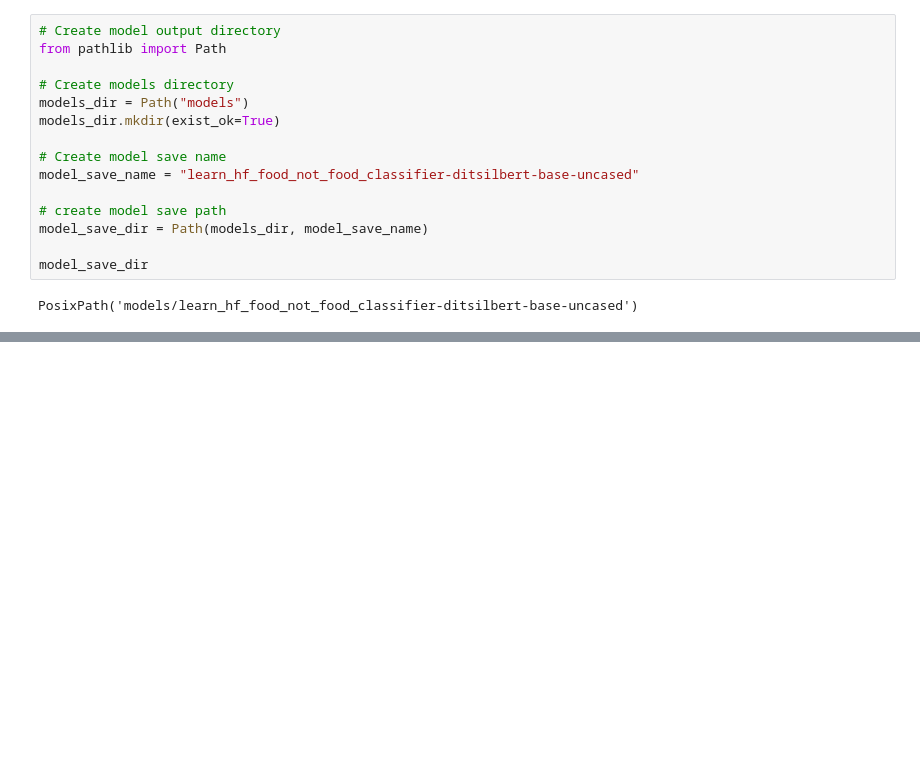
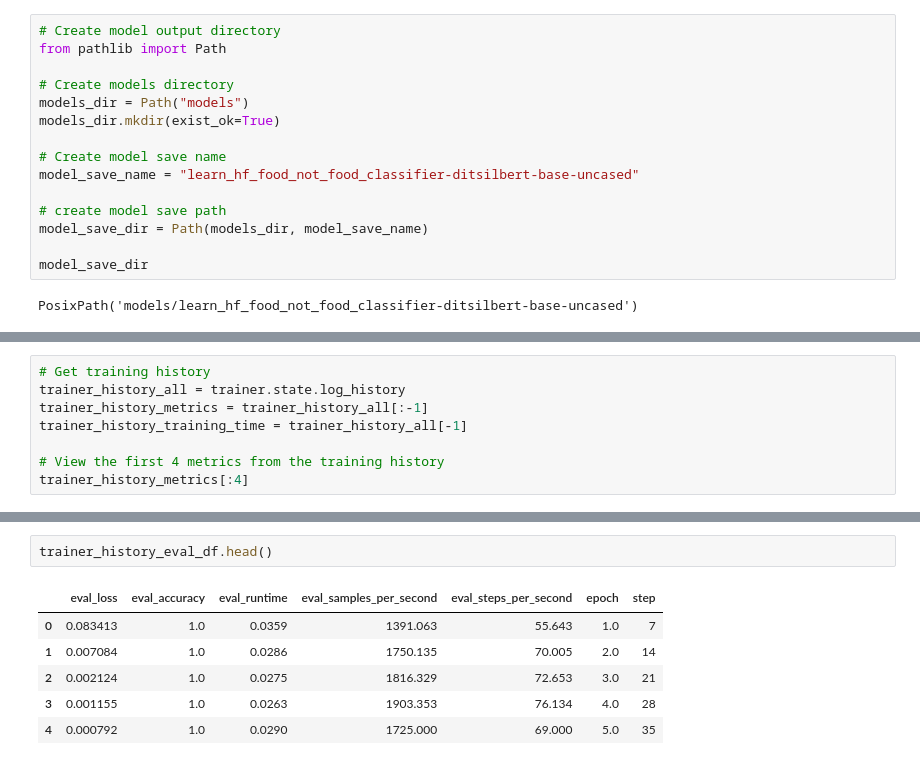
Before and after one commit to ShivajiMallela/Learn_Hugging_face, a Jupyter notebook: huggingface_text_classification.ipynb, the cells around one changed output, grey strips where cells are left out. Saved outputs shown, nothing was run; the diff lists cells and outputs as text; blank space fills up the shorter version.

```diff
--- a/huggingface_text_classification.ipynb
+++ b/huggingface_text_classification.ipynb
@@ -475,0 +592,8 @@ PosixPath('models/learn_hf_food_not_food_classifier-ditsilbert-base-uncased')
+# %%
+# Get training history
+trainer_history_all = trainer.state.log_history
+trainer_history_metrics = trainer_history_all[:-1]
+trainer_history_training_time = trainer_history_all[-1]
+
+# View the first 4 metrics from the training history
+trainer_history_metrics[:4]
@@ -475,0 +671,9 @@ PosixPath('models/learn_hf_food_not_food_classifier-ditsilbert-base-uncased')
+# %%
+trainer_history_eval_df.head()
+# %% [output]
+|  | eval_loss | eval_accuracy | eval_runtime | eval_samples_per_second | eval_steps_per_second | epoch | step |
+| 0 | 0.083413 | 1.0 | 0.0359 | 1391.063 | 55.643 | 1.0 | 7 |
+| 1 | 0.007084 | 1.0 | 0.0286 | 1750.135 | 70.005 | 2.0 | 14 |
+| 2 | 0.002124 | 1.0 | 0.0275 | 1816.329 | 72.653 | 3.0 | 21 |
+| 3 | 0.001155 | 1.0 | 0.0263 | 1903.353 | 76.134 | 4.0 | 28 |
+| 4 | 0.000792 | 1.0 | 0.0290 | 1725.000 | 69.000 | 5.0 | 35 |
```
Also changed, not shown: parts of 24 cells of this notebook, 1 other file.
